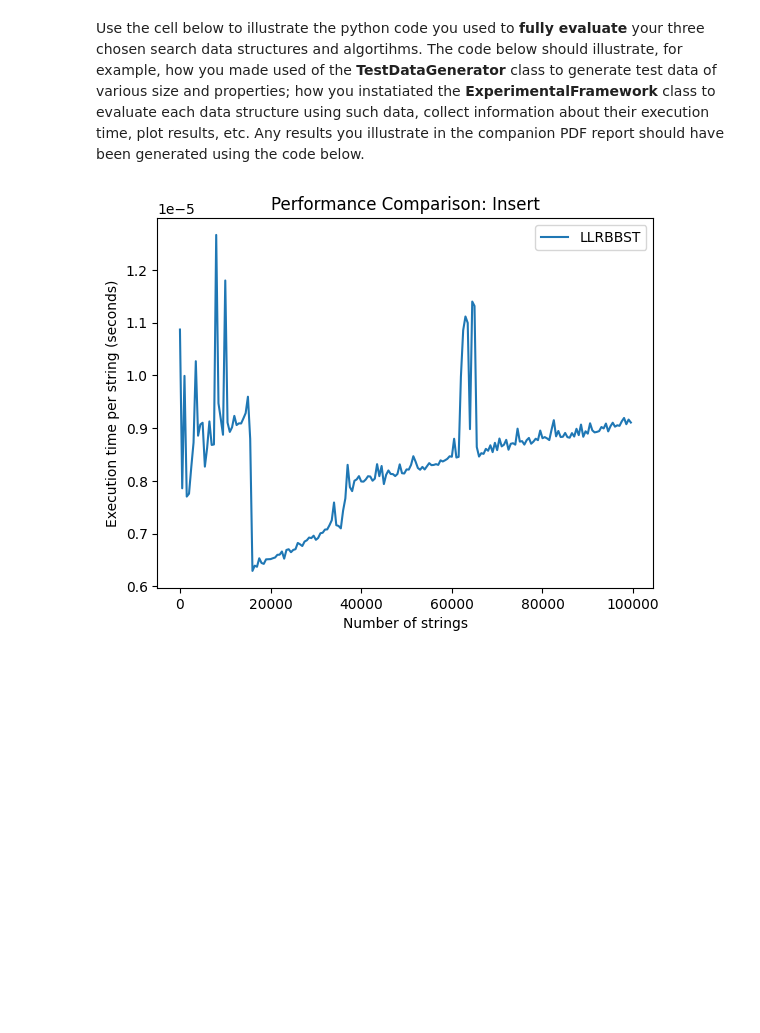
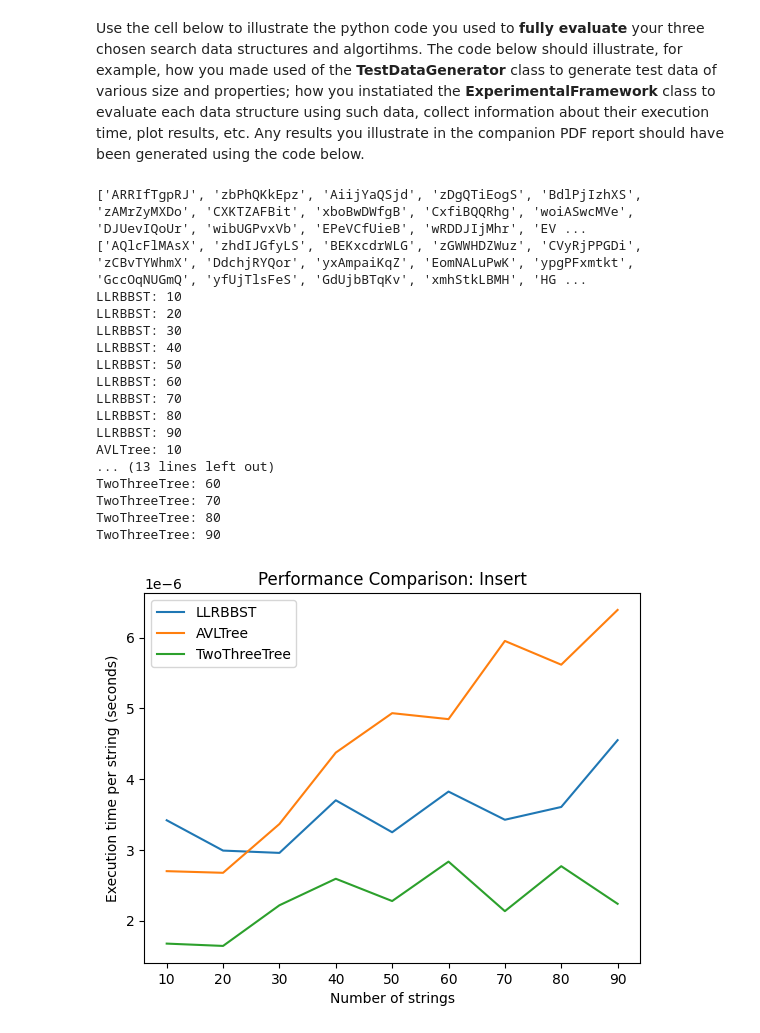
Before and after one commit to Fateh-Aletomeh/Algorithms-Coursework, a Jupyter notebook: grp-017-0005code.ipynb, the cells around one changed output. Cells and saved outputs as stored; diff of their text form; code cells hidden in the pictures; blank space fills up the shorter version.

Commit message:
Changed string gen functions to return lists rather be generators. Added a few more string gen functions.

```diff
--- a/grp-017-0005code.ipynb
+++ b/grp-017-0005code.ipynb
@@ -472,15 +480,14 @@ class ExperimentalFramework():
         self.gen_types = {func_name: getattr(self.DataGen, func_name) for func_name in dir(self.DataGen) if callable(getattr(self.DataGen, func_name))}
         self.START_SIZE = 10
 
-    def runExperiment(self, data_structure: Tree, gen_type: str, sample_size, operation: str) -> float:
+    def runExperiment(self, data_structure: Tree, data: list[str], operation: str) -> float:
         tree_func = getattr(data_structure, operation)
-        stringGenerator = self.gen_types[gen_type]()
 
-        def func(tree_func):
-            for _ in range(sample_size):
-                tree_func(next(stringGenerator))
+        def func(tree_func, data: list[str]):
+            for item in data:
+                tree_func(item)
 
-        return timeit.timeit(lambda: func(tree_func), number=1)
+        return timeit.timeit(lambda: func(tree_func, data), number=1)
 
     def plotGraph(self, results: dict[str, list[float]], size: int, interval: int, title: str) -> None:
         for ds, times in results.items():
@@ -493,35 +500,59 @@ class ExperimentalFramework():
         plt.show()
 
     def evaluateExperiment(self, data_structures: list[Tree], size: int, interval: int, iterations: int, gen_type: str) -> None:
+        if size % 2 == 1 or interval % 2 == 1:
+            print("Size and interval must be even")
+            return
+
         results_insert: ExpData = ({tr: [] for tr in data_structures})
-        # results_search: ExpData = ({tr: [] for tr in data_structures})
+        results_search: ExpData = ({tr: [] for tr in data_structures})
+        data_insert: list[str] = self.gen_types[gen_type](size)
+        data_search: list[str] = self.gen_types[gen_type](size)
 
         for ds in data_structures:
             for sample_size in range(self.START_SIZE, size, interval):
+                print(f"{ds.__name__}: {sample_size}")
                 time_search = time_insert = 0
                 for _ in range(iterations):
                     tree = ds()
-                    time_insert += self.runExperiment(tree, gen_type, sample_size, "insertElement")
-                    # time_search += self.runExperiment(tree, gen_type, sample_size, "searchElement")
+                    time_insert += self.runExperiment(tree, data_insert[:sample_size], "insertElement")
+                    time_search += self.runExperiment(tree, data_search[:sample_size], "searchElement")
 
                 results_insert[ds].append((time_insert / iterations) / sample_size)
-                # results_search[ds].append((time_search / iterations) / sample_size)
+                results_search[ds].append((time_search / iterations) / sample_size)
 
         self.plotGraph(results_insert, size, interval, "Insert")
-        # self.plotGraph(results_search, size, interval, "Search")
+        self.plotGraph(results_search, size, interval, "Search")
 # %% [markdown]
 Use the cell below to illustrate the python code you used to **fully evaluate** your three chosen search data structures and algortihms. The code below should illustrate, for example, how you made used of the **TestDataGenerator** class to generate test data of various size and properties; how you instatiated the **ExperimentalFramework** class to  evaluate each data structure using such data, collect information about their execution time, plot results, etc. Any results you illustrate in the companion PDF report should have been generated using the code below.
 # %%
 # ADD YOUR TEST CODE HERE
 
 framework = ExperimentalFramework()
 
-data_structures = [LLRBBST]
-size = 10**5
+data_structures = [LLRBBST, AVLTree, TwoThreeTree]
+size = 10**4
 interval = 500
-iterations = 3
-gen_type = "genFixedLength"
+iterations = 20
+gen_type = "genOscillating"     # TestDataGenerator method name
 
 framework.evaluateExperiment(data_structures, size, interval, iterations, gen_type)
 # %% [output]
+['ARRIfTgpRJ', 'zbPhQKkEpz', 'AiijYaQSjd', 'zDgQTiEogS', 'BdlPjIzhXS', 'zAMrZyMXDo', 'CXKTZAFBit', 'xboBwDWfgB', 'CxfiBQQRhg', 'woiASwcMVe', 'DJUevIQoUr', 'wibUGPvxVb', 'EPeVCfUieB', 'wRDDJIjMhr', 'EV ...
+['AQlcFlMAsX', 'zhdIJGfyLS', 'BEKxcdrWLG', 'zGWWHDZWuz', 'CVyRjPPGDi', 'zCBvTYWhmX', 'DdchjRYQor', 'yxAmpaiKqZ', 'EomNALuPwK', 'ypgPFxmtkt', 'GccOqNUGmQ', 'yfUjTlsFeS', 'GdUjbBTqKv', 'xmhStkLBMH', 'HG ...
+LLRBBST: 10
+LLRBBST: 20
+LLRBBST: 30
+LLRBBST: 40
+LLRBBST: 50
+LLRBBST: 60
+LLRBBST: 70
+LLRBBST: 80
+LLRBBST: 90
+AVLTree: 10
+... (13 lines left out)
+TwoThreeTree: 60
+TwoThreeTree: 70
+TwoThreeTree: 80
+TwoThreeTree: 90
-[figure, old version]
+[figure, new version]
```
Also changed, not shown: parts of 3 cells of this notebook.
